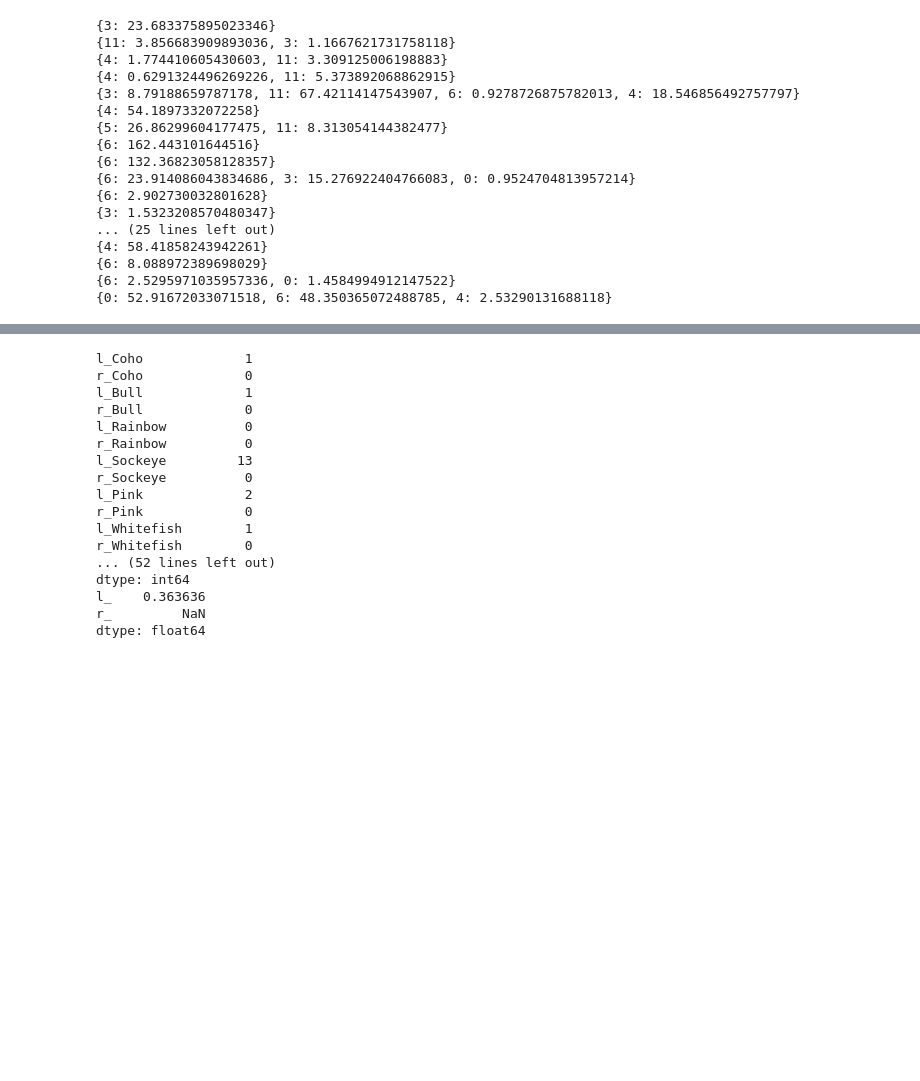
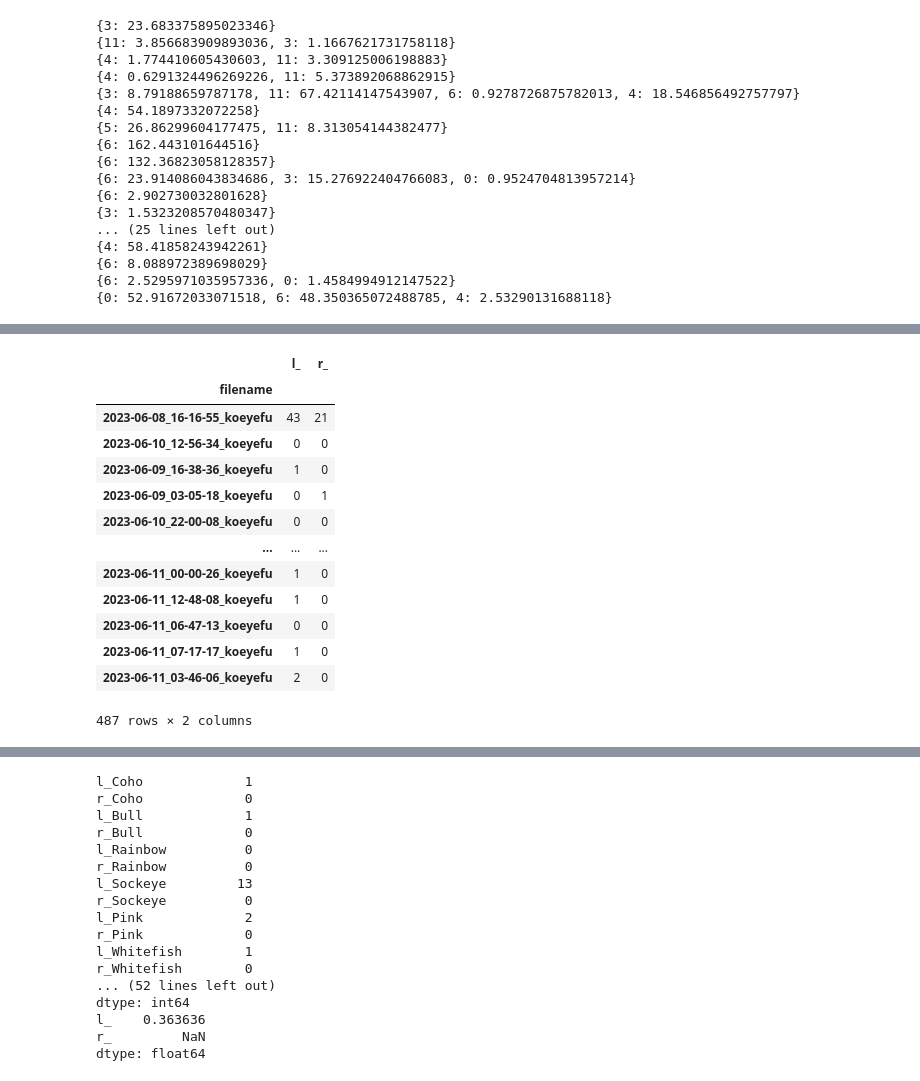
Before and after one commit to Salmon-Computer-Vision/salmon-computer-vision, a Jupyter notebook: training/count-salmon.ipynb, the cells around one changed output, grey strips where cells are left out. Saved outputs shown, nothing was run; the diff lists cells and outputs as text; code cells hidden in the pictures; blank space fills up the shorter version.

```diff
--- a/training/count-salmon.ipynb
+++ b/training/count-salmon.ipynb
@@ -201,16 +205,10 @@ import pandas as pd
 import yaml
 KEY_FILENAME = 'filename'
 
-def nmae(gt_path, pred_path, ignore_class=False):
-    # Load gt and pred counts
-    df_gt = pd.read_csv(gt_path).set_index(KEY_FILENAME)
-    df_pred = pd.read_csv(pred_path).set_index(KEY_FILENAME)
+def load_counts(path):
+    return pd.read_csv(path).set_index(KEY_FILENAME)
 
-    # Subtract left to left and right to right counts
-    df_left_right = df_pred - df_gt
-    df_left_right_abs = (df_left_right).abs()
-
-    # Sum left and right errors
+def sum_groups(df, ignore_class=False):
     if not ignore_class:
         with open('./export_combined_bear_kitwanga_all_yolo/combined_bear_kitwanga_all.yaml', 'r') as file:
             data = yaml.safe_load(file)
@@ -222,11 +220,23 @@ def nmae(gt_path, pred_path, ignore_class=False):
         def class_check(p, c):
             return p in c
 
-    grouper = [next(p for p in classes if class_check(p,c)) for c in df_left_right.columns]
-    df_error = df_left_right_abs.T.groupby(grouper).sum().T
+    grouper = [next(p for p in classes if class_check(p,c)) for c in df.columns]
+    return df.T.groupby(grouper).sum().T
+
+def nmae(gt_path, pred_path, ignore_class=False):
+    # Load gt and pred counts
+    df_gt = load_counts(gt_path)
+    df_pred = load_counts(pred_path)
+
+    # Subtract left to left and right to right counts
+    df_left_right = df_pred - df_gt
+    df_left_right_abs = (df_left_right).abs()
+
+    # Sum left and right errors
+    df_error = sum_groups(df_left_right_abs, ignore_class)
 
     # Sum left and right gt counts across all clips
-    df_gt_sum = df_gt.T.groupby(grouper).sum().T.sum()
+    df_gt_sum = sum_groups(df_gt, ignore_class)
     print(df_gt_sum)
 
     # Sum species-specific counting errors across all clips
@@ -236,3 +246,21 @@ def nmae(gt_path, pred_path, ignore_class=False):
 
     # Divide by sum of gt
     return df_error_sum, df_gt_sum, len(classes)
+# %%
+df_koeye_gt = load_counts('2023_koeye_kwakwa_all_gt.csv')
+sum_groups(df_koeye_gt, True)
+# %% [output]
+|  | l_ | r_ |
+| filename |  |  |
+| 2023-06-08_16-16-55_koeyefu | 43 | 21 |
+| 2023-06-10_12-56-34_koeyefu | 0 | 0 |
+| 2023-06-09_16-38-36_koeyefu | 1 | 0 |
+| 2023-06-09_03-05-18_koeyefu | 0 | 1 |
+| 2023-06-10_22-00-08_koeyefu | 0 | 0 |
+| ... | ... | ... |
+| 2023-06-11_00-00-26_koeyefu | 1 | 0 |
+| 2023-06-11_12-48-08_koeyefu | 1 | 0 |
+| 2023-06-11_06-47-13_koeyefu | 0 | 0 |
+| 2023-06-11_07-17-17_koeyefu | 1 | 0 |
+| 2023-06-11_03-46-06_koeyefu | 2 | 0 |
+487 rows × 2 columns
```
Also changed, not shown: parts of 2 cells of this notebook, 2 other files.
